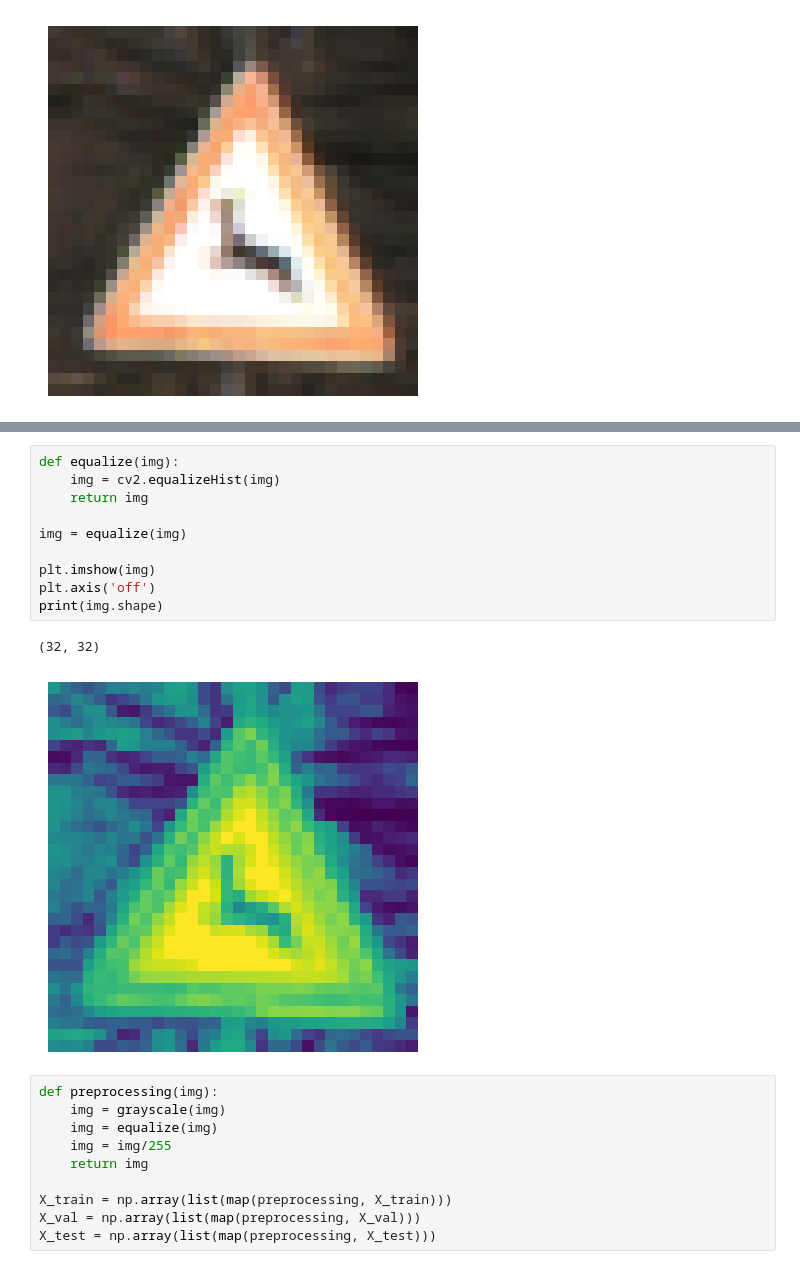
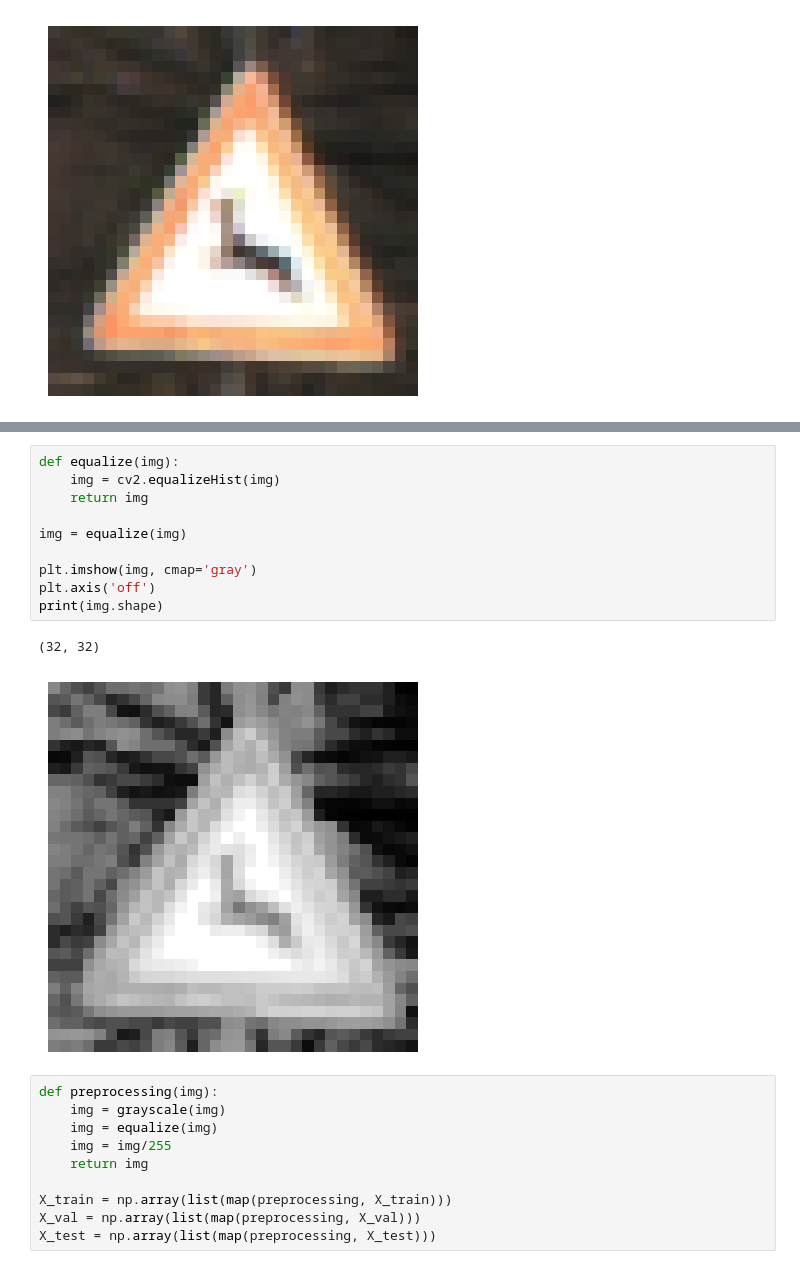
Before and after one commit to OmarGudi/Proyect_Thesis, a Jupyter notebook: Detect_Lines/Classifying Road Symbols/Preprocessing Images.ipynb, the cells around one changed output, grey strips where cells are left out. Saved outputs shown, nothing was run; the diff lists cells and outputs as text.

```diff
--- a/Detect_Lines/Classifying Road Symbols/Preprocessing Images.ipynb
+++ b/Detect_Lines/Classifying Road Symbols/Preprocessing Images.ipynb
@@ -121,16 +121,16 @@ print(img.shape)
 # %%
 def equalize(img):
     img = cv2.equalizeHist(img)
     return img
 
 img = equalize(img)
 
-plt.imshow(img)
+plt.imshow(img, cmap='gray')
 plt.axis('off')
 print(img.shape)
 # %% [output]
 (32, 32)
-[figure, old version]
+[figure, new version]
 # %%
 def preprocessing(img):
     img = grayscale(img)
```
Also changed, not shown: parts of 4 cells of this notebook.
